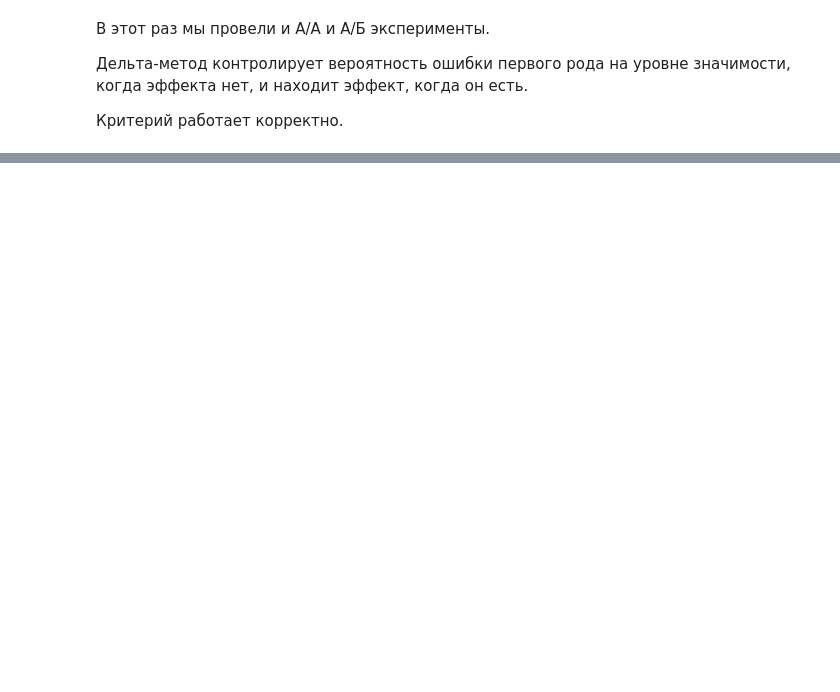
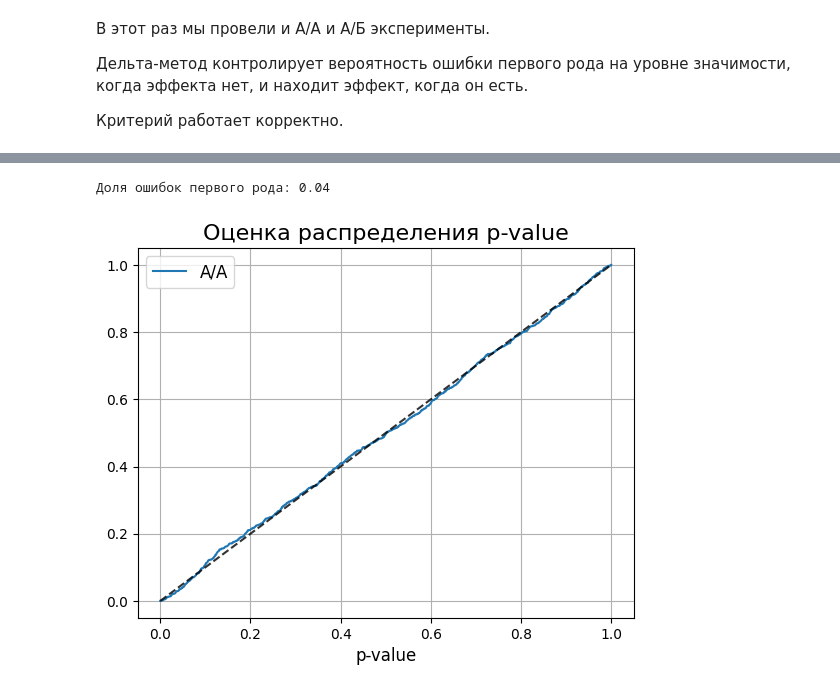
Before and after one commit to nbagiyan/online-exp-course, a Jupyter notebook: 2025-spring/seminars/5_code.ipynb, the cells around one changed output, grey strips where cells are left out. Cells and saved outputs as stored; diff of their text form; code cells hidden in the pictures; blank space fills up the shorter version.

Commit message:
add bucketization to sem 5

```diff
--- a/2025-spring/seminars/5_code.ipynb
+++ b/2025-spring/seminars/5_code.ipynb
@@ -306,0 +334,22 @@ plot_pvalue_distribution({"A/A": pvalues_aa, "A/B": pvalues_ab})
+# %%
+def calc_bucket_metric(group, m):
+    n = len(group)
+    bucket_metrics = [np.mean(np.concat(group[i : i + m])) for i in range(0, n, m)]
+    return bucket_metrics
+
+
+pvalues = []
+for _ in range(1000):
+    a, b = generate_data(sample_size, 0)
+    a_buckets = calc_bucket_metric(a, m=200)
+    b_buckets = calc_bucket_metric(b, m=200)
+    pvalue = stats.ttest_ind(a_buckets, b_buckets).pvalue
+    pvalues.append(pvalue)
+
+
+error_rate = np.mean(np.array(pvalues) < alpha)
+print(f"Доля ошибок первого рода: {error_rate:0.2f}")
+plot_pvalue_distribution({"A/A": pvalues})
+# %% [output]
+Доля ошибок первого рода: 0.04
+[figure, added]
```
Also changed, not shown: parts of 8 cells of this notebook.
